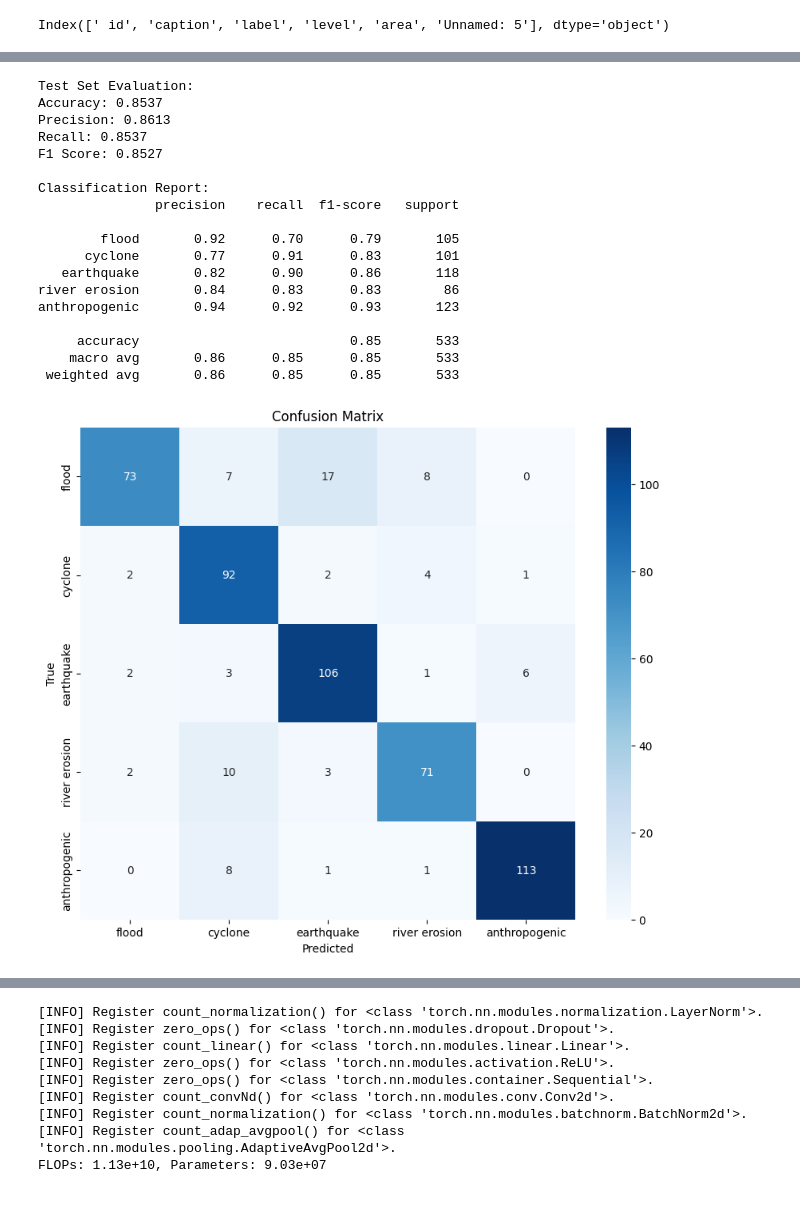
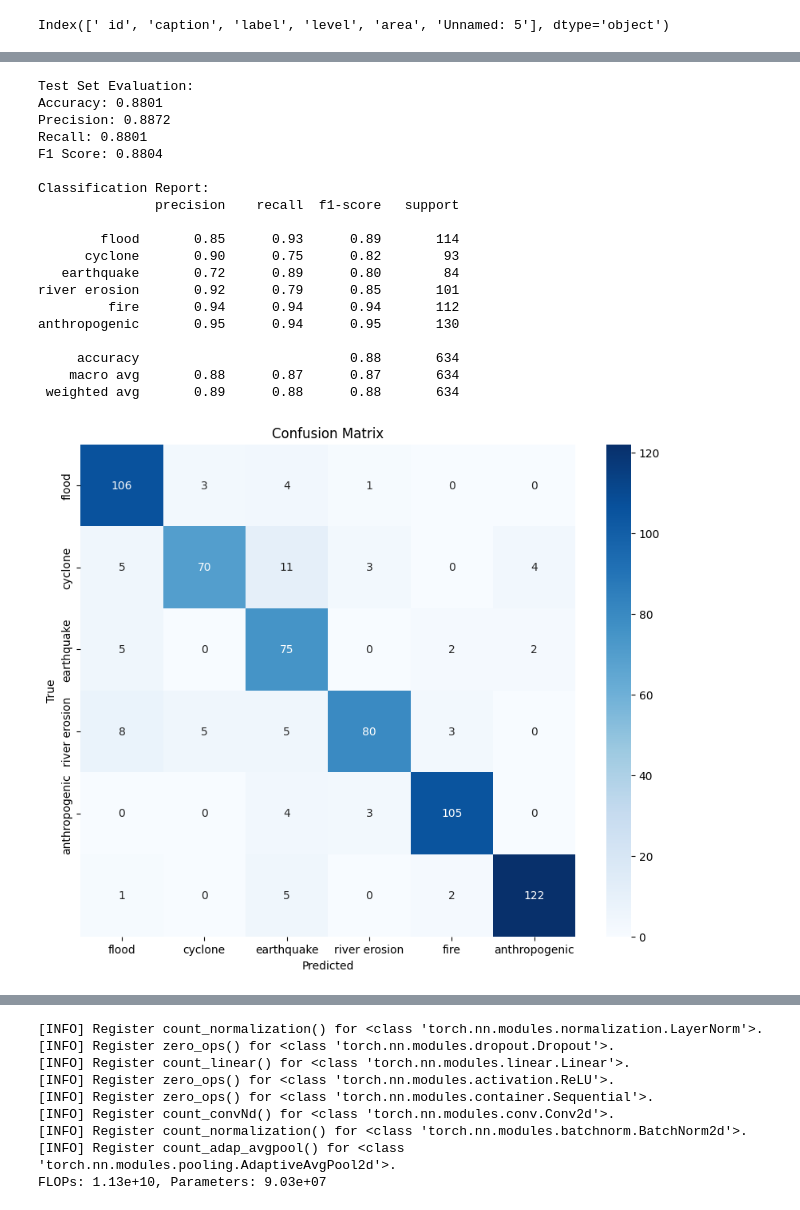
Before and after one commit to SanjidaPriya57/Multimodal_Disaster_Dataset_Bangla-MDDB, a Jupyter notebook: bangla-bert-efficientnet-lf-multiclass-mddb.ipynb, the cells around one changed output, grey strips where cells are left out. Saved outputs shown, nothing was run; the diff lists cells and outputs as text; code cells hidden in the pictures.

Commit message:
Kaggle Notebook | Bangla_Bert+efficientnet_LF_multiclass_MDDB | Version 2

```diff
--- a/bangla-bert-efficientnet-lf-multiclass-mddb.ipynb
+++ b/bangla-bert-efficientnet-lf-multiclass-mddb.ipynb
@@ -114,11 +75,12 @@ df.head()
 # %%
 # Define label mapping
 label_mapping = {
+    'flood': 0,
+    'Cyclone': 1,
+    'Earthquake': 2,
     'River Erosion': 3,
-    'Cyclone': 1,
-    'Anthropogenic': 4,
-    'flood': 0,
-    'Earthquake': 2,
+    'Fire' : 4,
+    'Anthropogenic': 5,
     'Non Informative': -1  # Will be filtered out
 }
 
@@ -160,7 +122,8 @@ class MultimodalDataset(Dataset):
             'cyclone': 1,
             'earthquake': 2,
             'river erosion': 3,
-            'anthropogenic': 4
+            'fire': 4,
+            'anthropogenic': 5
         }
         self.index_to_class = {v: k for k, v in self.class_to_index.items()}
 
@@ -185,7 +148,7 @@ class MultimodalDataset(Dataset):
         image = self.image_transforms(image)
         text_inputs = self.tokenizer(text, return_tensors='pt', padding='max_length', truncation=True, max_length=128)
 
-        assert 0 <= label <= 4, f"Label {label} out of range"
+        assert 0 <= label <= 5, f"Label {label} out of range"
 
         return {
             'input_ids': text_inputs['input_ids'].squeeze(),
@@ -217,7 +180,7 @@ print(len(test_dataset))
 # %%
 # Define the late fusion model
 class LateFusionModel(nn.Module):
-    def __init__(self, num_classes=5, bert_model_name='csebuetnlp/banglabert', efficientnet_model='efficientnet_b0'):
+    def __init__(self, num_classes=6, bert_model_name='csebuetnlp/banglabert', efficientnet_model='efficientnet_b0'):
         super(LateFusionModel, self).__init__()
 
         # Text branch: BanglaBERT
@@ -266,9 +229,11 @@ class LateFusionModel(nn.Module):
 # %%
 # Initialize model, loss, and optimizer
 device = torch.device('cuda' if torch.cuda.is_available() else 'cpu')
-model = LateFusionModel(num_classes=5).to(device)
+model = LateFusionModel(num_classes=6).to(device)
 criterion = nn.CrossEntropyLoss()
-optimizer = torch.optim.Adam(model.parameters(), lr=2e-5)
+optimizer = torch.optim.Adam(model.parameters(), lr=2e-5, weight_decay=1e-4)
+scaler = GradScaler()
+scheduler = ReduceLROnPlateau(optimizer, mode='min', factor=0.5, patience=1, verbose=True)
 
 # Training loop
 num_epochs = 10
@@ -314,7 +279,7 @@ for epoch in range(num_epochs):
     valid_losses.append(valid_loss)
 
     print(f"Epoch {epoch+1}/{num_epochs}, Train Loss: {train_loss:.4f}, Valid Loss: {valid_loss:.4f}")
-
+    scheduler.step(valid_loss)
     # Save best model
     if valid_loss < best_valid_loss:
         best_valid_loss = valid_loss
@@ -322,6 +287,6 @@ for epoch in range(num_epochs):
 
 # Load best model for evaluation
 model.load_state_dict(torch.load(best_model_path))
-model.eval()
+# model.eval()
 # %% [output]
 You are using a model of type electra to instantiate a model of type bert. This is not supported for all configurations of models and can yield errors.
@@ -376,48 +324,49 @@ with torch.no_grad():
         true_labels.extend(labels.cpu().numpy())
         pred_labels.extend(preds.cpu().numpy())
 
 # Compute metrics
 accuracy = accuracy_score(true_labels, pred_labels)
 precision = precision_score(true_labels, pred_labels, average='weighted')
 recall = recall_score(true_labels, pred_labels, average='weighted')
 f1 = f1_score(true_labels, pred_labels, average='weighted')
 
 print("\nTest Set Evaluation:")
 print(f"Accuracy: {accuracy:.4f}")
 print(f"Precision: {precision:.4f}")
 print(f"Recall: {recall:.4f}")
 print(f"F1 Score: {f1:.4f}")
 print("\nClassification Report:")
-print(classification_report(true_labels, pred_labels, target_names=['flood', 'cyclone', 'earthquake', 'river erosion', 'anthropogenic']))
+print(classification_report(true_labels, pred_labels, target_names=['flood', 'cyclone', 'earthquake', 'river erosion','fire', 'anthropogenic']))
 
 # Plot confusion matrix
 cm = confusion_matrix(true_labels, pred_labels)
 plt.figure(figsize=(10, 8))
-sns.heatmap(cm, annot=True, fmt='d', cmap='Blues', xticklabels=['flood', 'cyclone', 'earthquake', 'river erosion', 'anthropogenic'], yticklabels=['flood', 'cyclone', 'earthquake', 'river erosion', 'anthropogenic'])
+sns.heatmap(cm, annot=True, fmt='d', cmap='Blues', xticklabels=['flood', 'cyclone', 'earthquake', 'river erosion','fire', 'anthropogenic'], yticklabels=['flood', 'cyclone', 'earthquake', 'river erosion', 'anthropogenic'])
 plt.xlabel('Predicted')
 plt.ylabel('True')
 plt.title('Confusion Matrix')
 plt.show()
 # %% [output]
 Test Set Evaluation:
-Accuracy: 0.8537
-Precision: 0.8613
-Recall: 0.8537
-F1 Score: 0.8527
+Accuracy: 0.8801
+Precision: 0.8872
+Recall: 0.8801
+F1 Score: 0.8804
 
 Classification Report:
                precision    recall  f1-score   support
 
-        flood       0.92      0.70      0.79       105
-      cyclone       0.77      0.91      0.83       101
-   earthquake       0.82      0.90      0.86       118
-river erosion       0.84      0.83      0.83        86
-anthropogenic       0.94      0.92      0.93       123
+        flood       0.85      0.93      0.89       114
+      cyclone       0.90      0.75      0.82        93
+   earthquake       0.72      0.89      0.80        84
+river erosion       0.92      0.79      0.85       101
+         fire       0.94      0.94      0.94       112
+anthropogenic       0.95      0.94      0.95       130
 
-     accuracy                           0.85       533
-    macro avg       0.86      0.85      0.85       533
- weighted avg       0.86      0.85      0.85       533
+     accuracy                           0.88       634
+    macro avg       0.88      0.87      0.87       634
+ weighted avg       0.89      0.88      0.88       634
-[figure, old version]
+[figure, new version]
 # %%
 # Plot training and validation loss
 plt.figure(figsize=(10, 5))
```
Also changed, not shown: parts of 9 cells of this notebook.
